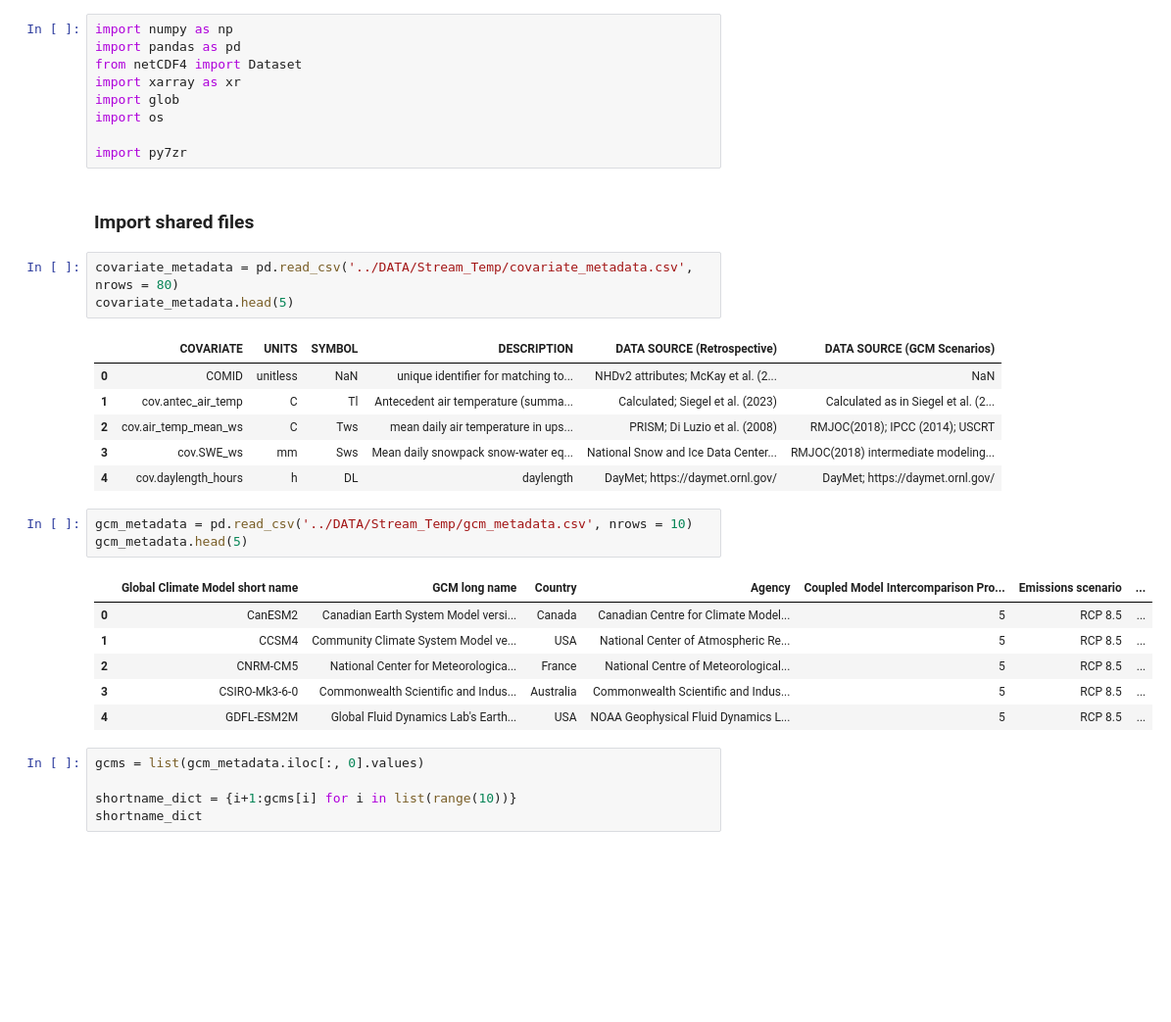
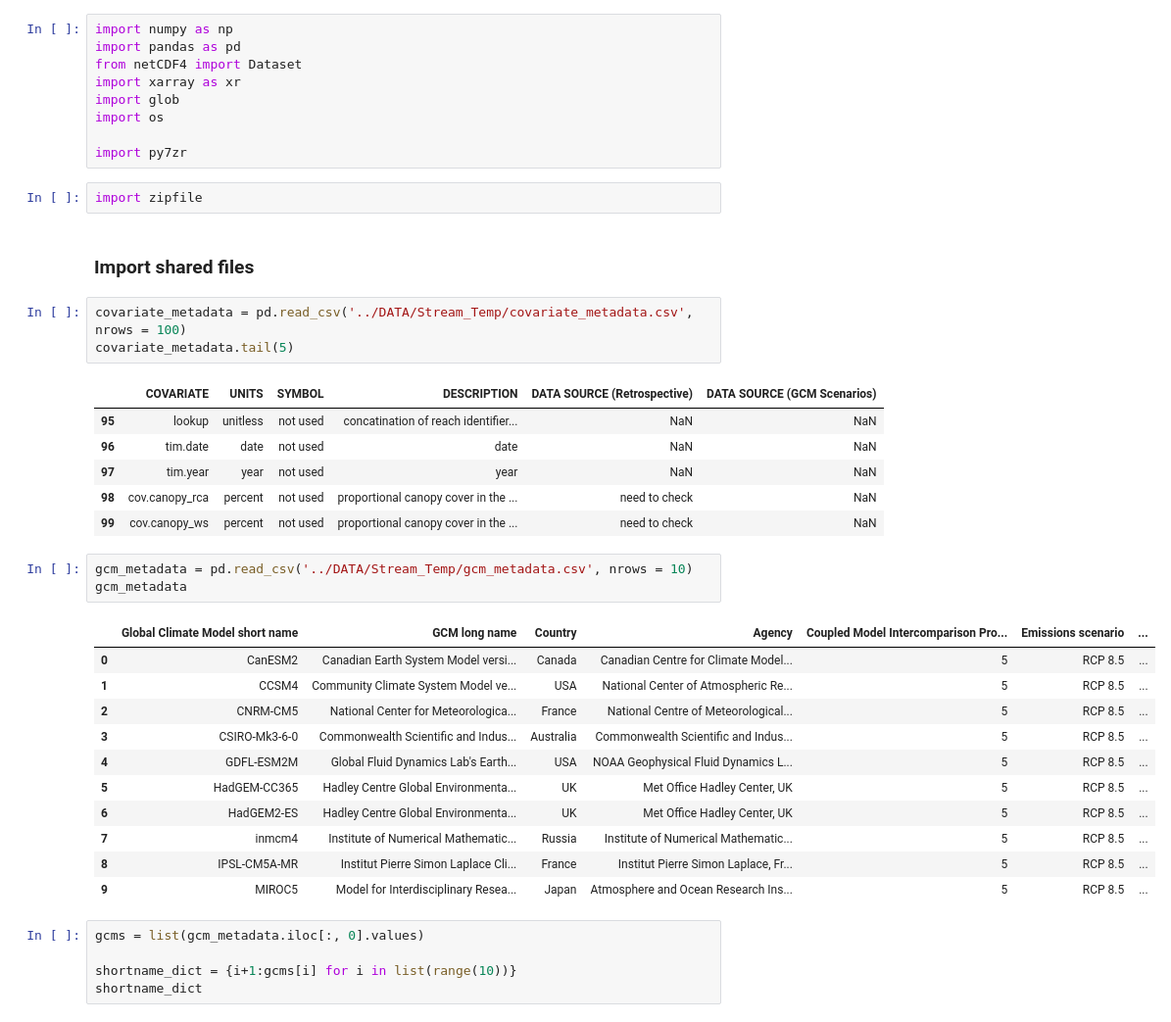
Before and after one commit to uryckid/stream-temperature-predictions, a Jupyter notebook: anomalies_working.ipynb, the cells around one changed output. Shown at 98% size. Drawn from its saved outputs; the diff is of its cells as text; blank space fills up the shorter version.

```diff
--- a/anomalies_working.ipynb
+++ b/anomalies_working.ipynb
@@ -7,28 +7,35 @@ import glob
 import os
 
 import py7zr
+# %%
+import zipfile
 # %% [markdown]
 ### Import shared files
 # %%
-covariate_metadata = pd.read_csv('../DATA/Stream_Temp/covariate_metadata.csv', nrows = 80)
-covariate_metadata.head(5)
+covariate_metadata = pd.read_csv('../DATA/Stream_Temp/covariate_metadata.csv', nrows = 100)
+covariate_metadata.tail(5)
 # %% [output]
 |  | COVARIATE | UNITS | SYMBOL | DESCRIPTION | DATA SOURCE (Retrospective) | DATA SOURCE (GCM Scenarios) |
-| 0 | COMID | unitless | NaN | unique identifier for matching to... | NHDv2 attributes; McKay et al. (2... | NaN |
-| 1 | cov.antec_air_temp | C | Tl | Antecedent air temperature (summa... | Calculated; Siegel et al. (2023) | Calculated as in Siegel et al. (2... |
-| 2 | cov.air_temp_mean_ws | C | Tws | mean daily air temperature in ups... | PRISM; Di Luzio et al. (2008) | RMJOC(2018); IPCC (2014); USCRT |
-| 3 | cov.SWE_ws | mm | Sws | Mean daily snowpack snow-water eq... | National Snow and Ice Data Center... | RMJOC(2018) intermediate modeling... |
-| 4 | cov.daylength_hours | h | DL | daylength | DayMet; https://daymet.ornl.gov/ | DayMet; https://daymet.ornl.gov/ |
+| 95 | lookup | unitless | not used | concatination of reach identifier... | NaN | NaN |
+| 96 | tim.date | date | not used | date | NaN | NaN |
+| 97 | tim.year | year | not used | year | NaN | NaN |
+| 98 | cov.canopy_rca | percent | not used | proportional canopy cover in the ... | need to check | NaN |
+| 99 | cov.canopy_ws | percent | not used | proportional canopy cover in the ... | need to check | NaN |
 # %%
 gcm_metadata = pd.read_csv('../DATA/Stream_Temp/gcm_metadata.csv', nrows = 10)
-gcm_metadata.head(5)
+gcm_metadata
 # %% [output]
 |  | Global Climate Model short name | GCM long name | Country | Agency | Coupled Model Intercomparison Pro... | Emissions scenario | ... |
 | 0 | CanESM2 | Canadian Earth System Model versi... | Canada | Canadian Centre for Climate Model... | 5 | RCP 8.5 | ... |
 | 1 | CCSM4 | Community Climate System Model ve... | USA | National Center of Atmospheric Re... | 5 | RCP 8.5 | ... |
 | 2 | CNRM-CM5 | National Center for Meteorologica... | France | National Centre of Meteorological... | 5 | RCP 8.5 | ... |
 | 3 | CSIRO-Mk3-6-0 | Commonwealth Scientific and Indus... | Australia | Commonwealth Scientific and Indus... | 5 | RCP 8.5 | ... |
 | 4 | GDFL-ESM2M | Global Fluid Dynamics Lab's Earth... | USA | NOAA Geophysical Fluid Dynamics L... | 5 | RCP 8.5 | ... |
+| 5 | HadGEM-CC365 | Hadley Centre Global Environmenta... | UK | Met Office Hadley Center, UK | 5 | RCP 8.5 | ... |
+| 6 | HadGEM2-ES | Hadley Centre Global Environmenta... | UK | Met Office Hadley Center, UK | 5 | RCP 8.5 | ... |
+| 7 | inmcm4 | Institute of Numerical Mathematic... | Russia | Institute of Numerical Mathematic... | 5 | RCP 8.5 | ... |
+| 8 | IPSL-CM5A-MR | Institut Pierre Simon Laplace Cli... | France | Institut Pierre Simon Laplace, Fr... | 5 | RCP 8.5 | ... |
+| 9 | MIROC5 | Model for Interdisciplinary Resea... | Japan | Atmosphere and Ocean Research Ins... | 5 | RCP 8.5 | ... |
 # %%
 gcms = list(gcm_metadata.iloc[:, 0].values)
 
```
Also changed, not shown: parts of 32 cells of this notebook.
